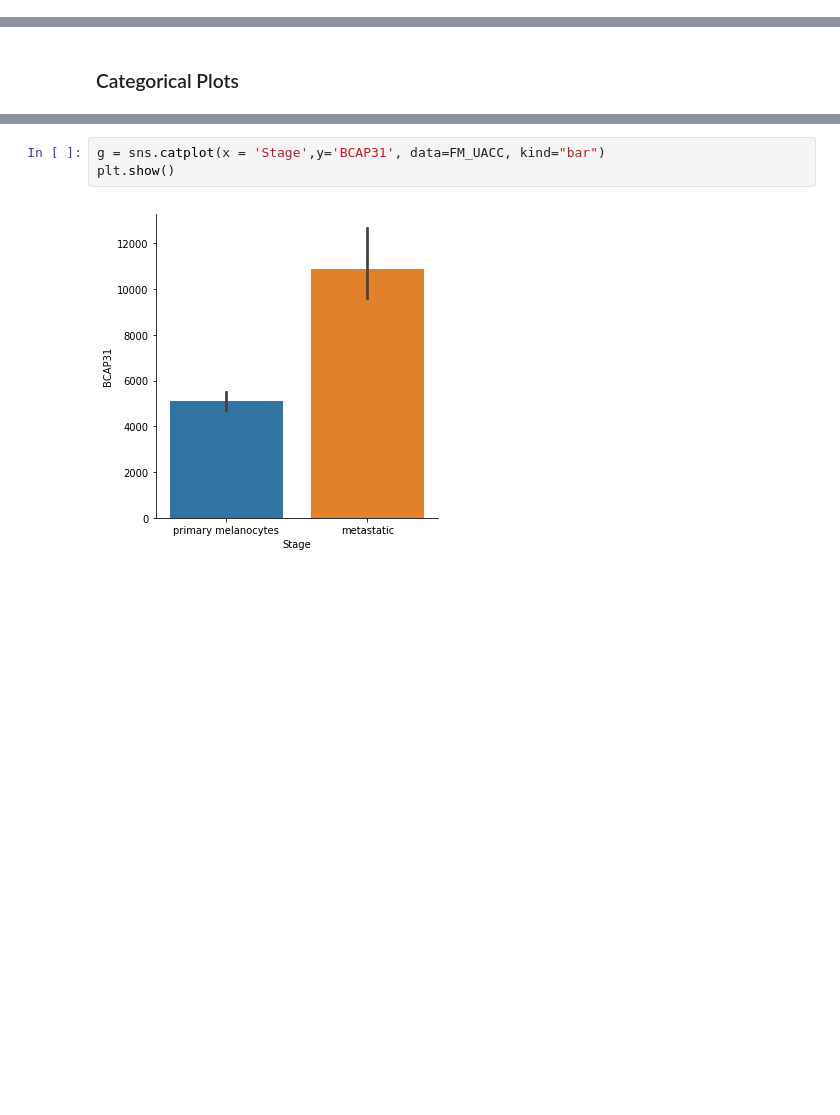
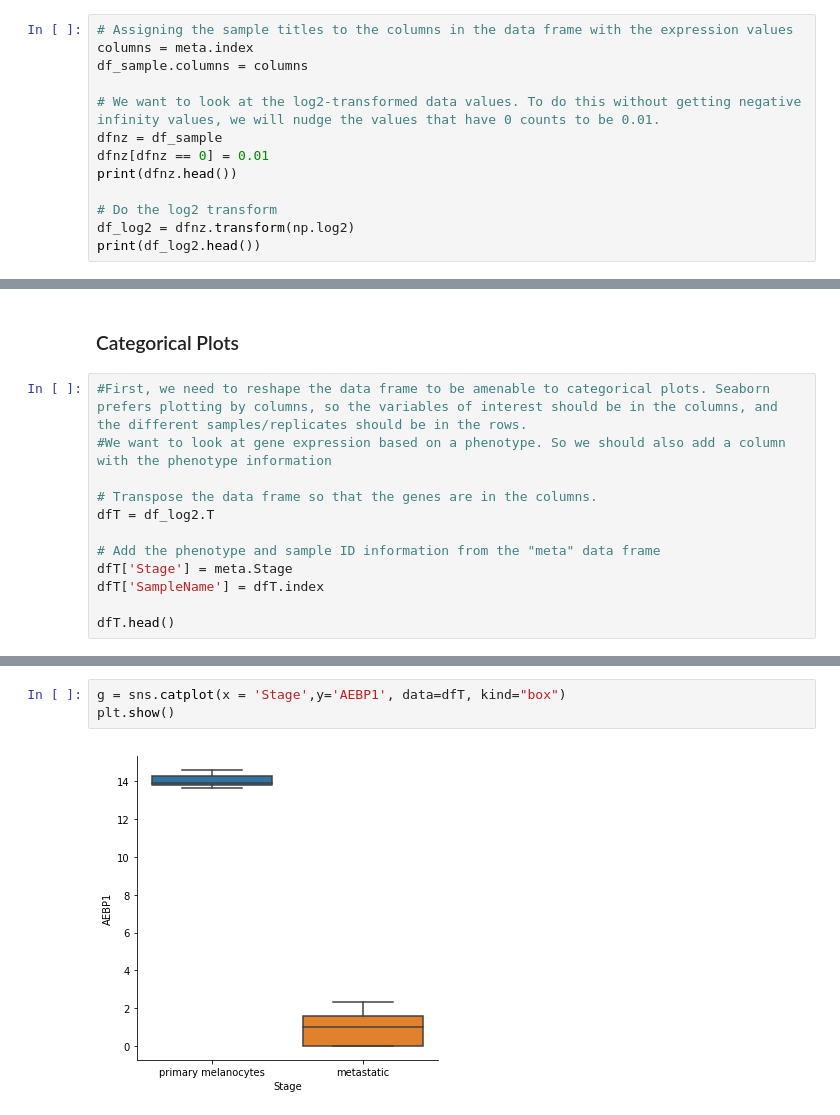
Before and after one commit to shuyima1/PABIO536-BasicPlotting, a Jupyter notebook: PythonPlottingBasics.ipynb, the cells around one changed output, grey strips where cells are left out. Saved outputs shown, nothing was run; the diff lists cells and outputs as text; blank space fills up the shorter version.

Commit message:
adding basic seaborn plots

```diff
--- a/PythonPlottingBasics.ipynb
+++ b/PythonPlottingBasics.ipynb
@@ -122,0 +33,13 @@ Name: BCAP31, dtype: int64
+# %%
+# Assigning the sample titles to the columns in the data frame with the expression values
+columns = meta.index
+df_sample.columns = columns
+
+# We want to look at the log2-transformed data values. To do this without getting negative infinity values, we will nudge the values that have 0 counts to be 0.01.
+dfnz = df_sample
+dfnz[dfnz == 0] = 0.01
+print(dfnz.head())
+
+# Do the log2 transform
+df_log2 = dfnz.transform(np.log2)
+print(df_log2.head())
@@ -171,2 +85,14 @@ dfT.head()
 # %% [markdown]
 ### Categorical Plots
+# %%
+#First, we need to reshape the data frame to be amenable to categorical plots. Seaborn prefers plotting by columns, so the variables of interest should be in the columns, and the different samples/replicates should be in the rows.
+#We want to look at gene expression based on a phenotype. So we should also add a column with the phenotype information
+
+# Transpose the data frame so that the genes are in the columns.
+dfT = df_log2.T
+
+# Add the phenotype and sample ID information from the "meta" data frame
+dfT['Stage'] = meta.Stage
+dfT['SampleName'] = dfT.index
+
+dfT.head()
@@ -173,6 +199,6 @@ dfT.head()
 # %%
-g = sns.catplot(x = 'Stage',y='BCAP31', data=FM_UACC, kind="bar")
+g = sns.catplot(x = 'Stage',y='AEBP1', data=dfT, kind="box")
 plt.show()
 # %% [output]
-[figure, old version]
+[figure, new version]
 # %%
```
Also changed, not shown: parts of 25 cells of this notebook.
